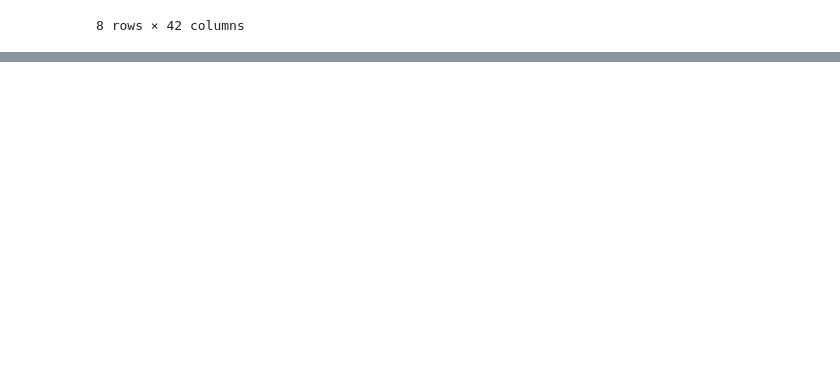
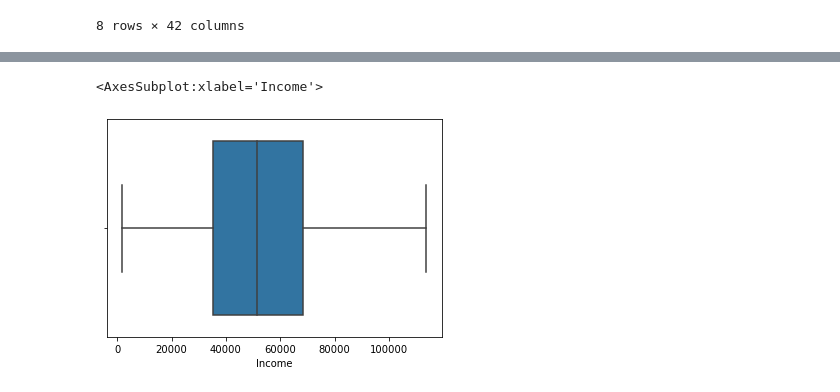
Before and after one commit to carlamendescms/descriptive-statistics, a Jupyter notebook: ifood-analysis/exploratory_analysis_challenge.ipynb, the cells around one changed output, grey strips where cells are left out. Saved outputs shown, nothing was run; the diff lists cells and outputs as text; code cells hidden in the pictures; blank space fills up the shorter version.

Commit message:
add Ifood customer profile analysis

```diff
--- a/ifood-analysis/exploratory_analysis_challenge.ipynb
+++ b/ifood-analysis/exploratory_analysis_challenge.ipynb
@@ -133,0 +152,5 @@ df_ifood[numeric_columns].describe()
+# %%
+sns.boxplot(df_ifood["Income"])
+# %% [output]
+<AxesSubplot:xlabel='Income'>
+[figure, added]
```
Also changed, not shown: parts of 31 cells of this notebook.
